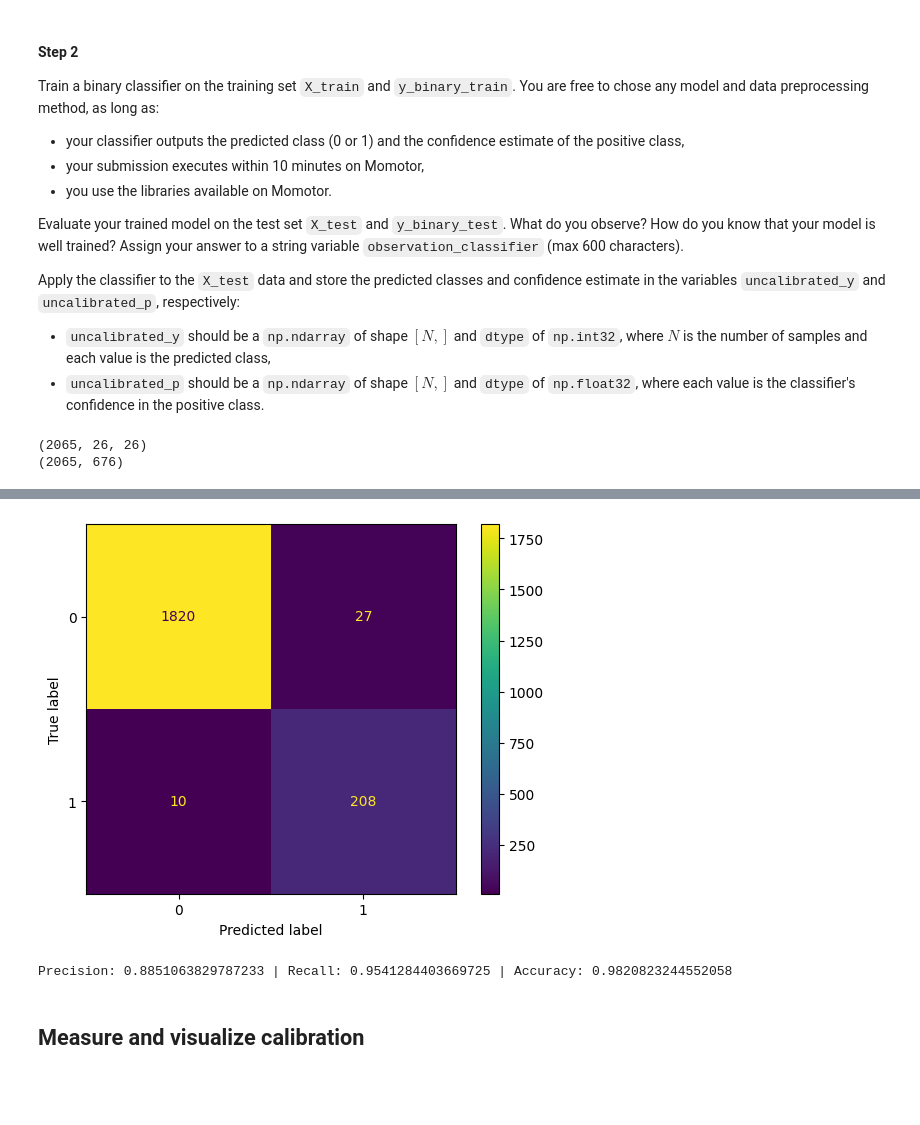
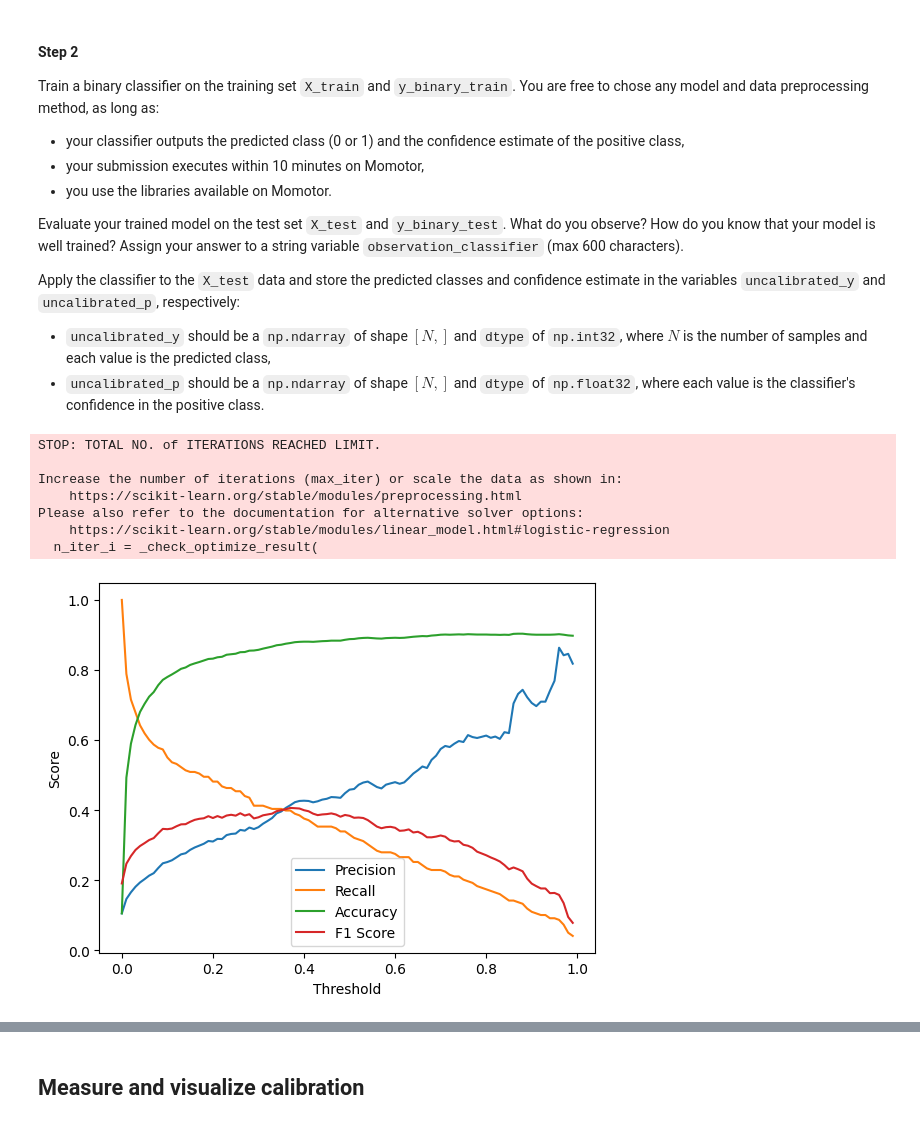
Before and after one commit to enesbkoca/wafer_calibration, a Jupyter notebook: calibration.ipynb, the cells around one changed output, grey strips where cells are left out. Drawn from its saved outputs; the diff is of its cells as text; code cells hidden in the pictures; blank space fills up the shorter version.

```diff
--- a/calibration.ipynb
+++ b/calibration.ipynb
@@ -147,41 +147,84 @@ Apply the classifier to the `X_test` data and store the predicted classes and co
 # %%
 #// BEGIN_TODO [STEP_2] Train a binary classifier (1 point)
 
 
 from sklearn.metrics import confusion_matrix, ConfusionMatrixDisplay, precision_score, recall_score, accuracy_score
 from sklearn.linear_model import LogisticRegression
 
-print(X_test.shape)
-print(X_test.reshape(X_test.shape[0], X_test.shape[1] * X_test.shape[2]).shape)
+X_train_reshaped = X_train.reshape(X_train.shape[0], X_train.shape[1] * X_train.shape[2])
+X_test_reshaped = X_test.reshape(X_test.shape[0], X_test.shape[1] * X_test.shape[2])
 
-X_test_reshaped = X_test.reshape(X_test.shape[0], X_test.shape[1] * X_test.shape[2])
-model = LogisticRegression().fit(X_test_reshaped, y_binary_test)
+model = LogisticRegression().fit(X_train_reshaped, y_binary_train)
 
 
 uncalibrated_y = model.predict(X_test_reshaped)
 uncalibrated_y = model.predict_proba(X_test_reshaped)[:, 1]  # Get the predicted probabilities for the positive class
 
+t_arr = np.arange(0, 1, 0.01)
 
-threshold = 0.3
+p_arr = []
+r_arr =[]
+a_arr = []
+f1_arr = []
 
-uncalibrated_y[uncalibrated_y < threshold] = 0
+for threshold in t_arr:
 
-uncalibrated_y[uncalibrated_y > threshold] = 1
+    new_uncalibrated_y = np.copy(uncalibrated_y)
 
-cm = confusion_matrix(y_binary_test, uncalibrated_y)
-disp = ConfusionMatrixDisplay(confusion_matrix=cm,
-                               display_labels=model.classes_)
+    new_uncalibrated_y[uncalibrated_y < threshold] = 0
+
+    new_uncalibrated_y[uncalibrated_y > threshold] = 1
+
+    # cm = confusion_matrix(y_binary_test, uncalibrated_y)
+    # disp = ConfusionMatrixDisplay(confusion_matrix=cm,
+    #                                display_labels=model.classes_)
+    #
+    #
+    # disp.plot()
+    # plt.show()
+
+    precision = precision_score(y_binary_test, new_uncalibrated_y)
+    recall = recall_score(y_binary_test, new_uncalibrated_y)
+    accuracy = accuracy_score(y_binary_test, new_uncalibrated_y)
+    f1_score = 2 * (precision * recall) / (precision + recall)
+
+    p_arr.append(precision)
+    r_arr.append(recall)
+    a_arr.append(accuracy)
+    f1_arr.append(f1_score)
 
 
-disp.plot()
+# plot precision, recall, accuracy and f1 score for thresholds
+plt.plot(t_arr, p_arr, label="Precision")
+plt.plot(t_arr, r_arr, label="Recall")
+plt.plot(t_arr, a_arr, label="Accuracy")
+plt.plot(t_arr, f1_arr, label="F1 Score")
+
+plt.xlabel("Threshold")
+plt.ylabel("Score")
+
+plt.legend()
 plt.show()
 
+# Find the best threshold
+best_threshold = t_arr[np.argmax(f1_arr)]
+print("Best threshold: ", best_threshold)
 
-precision = precision_score(y_binary_test, uncalibrated_y)
-recall = recall_score(y_binary_test, uncalibrated_y)
-accuracy = accuracy_score(y_binary_test, uncalibrated_y)
 
-print(f"Precision: {precision} | Recall: {recall} | Accuracy: {accuracy}")
+# Print the accuracy, precision, recall and f1 score for the best threshold
+
+best_accuracy = a_arr[np.argmax(f1_arr)]
+best_precision = p_arr[np.argmax(f1_arr)]
+best_recall = r_arr[np.argmax(f1_arr)]
+best_f1_score = f1_arr[np.argmax(f1_arr)]
+
+print("Best accuracy: {:.2f}, Best precision: {:.2f}, Best recall: {:.2f}, Best f1 score: {:.2f}".format(best_accuracy, best_precision, best_recall, best_f1_score))
 # %% [output]
-(2065, 26, 26)
-(2065, 676)
+STOP: TOTAL NO. of ITERATIONS REACHED LIMIT.
+
+Increase the number of iterations (max_iter) or scale the data as shown in:
+    https://scikit-learn.org/stable/modules/preprocessing.html
+Please also refer to the documentation for alternative solver options:
+    https://scikit-learn.org/stable/modules/linear_model.html#logistic-regression
+  n_iter_i = _check_optimize_result(
+[figure, new version]
@@ -195,5 +233,3 @@ Please also refer to the documentation for alternative solver options:
-[figure, old version]
-Precision: 0.8851063829787233 | Recall: 0.9541284403669725 | Accuracy: 0.9820823244552058
 # %%
 
 #// END_TODO [STEP_2]
```
Also changed, not shown: parts of 4 cells of this notebook.
